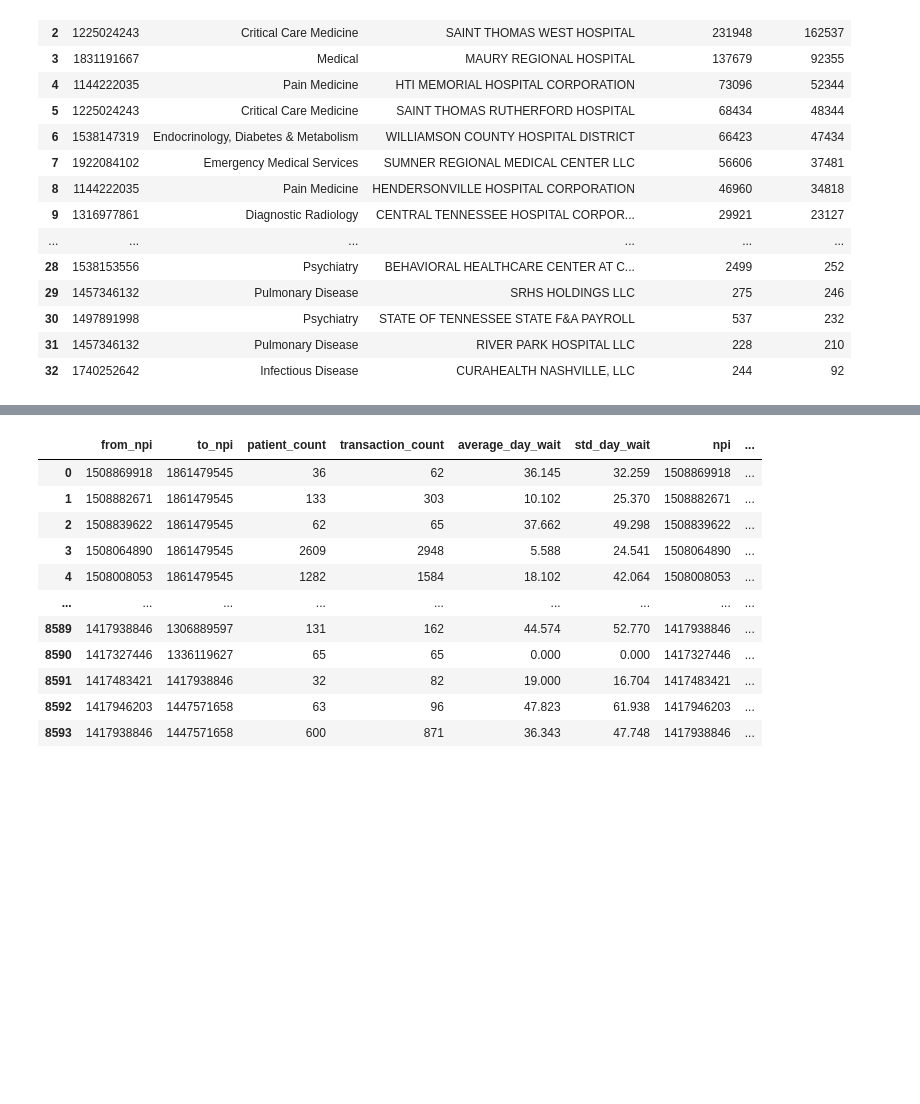
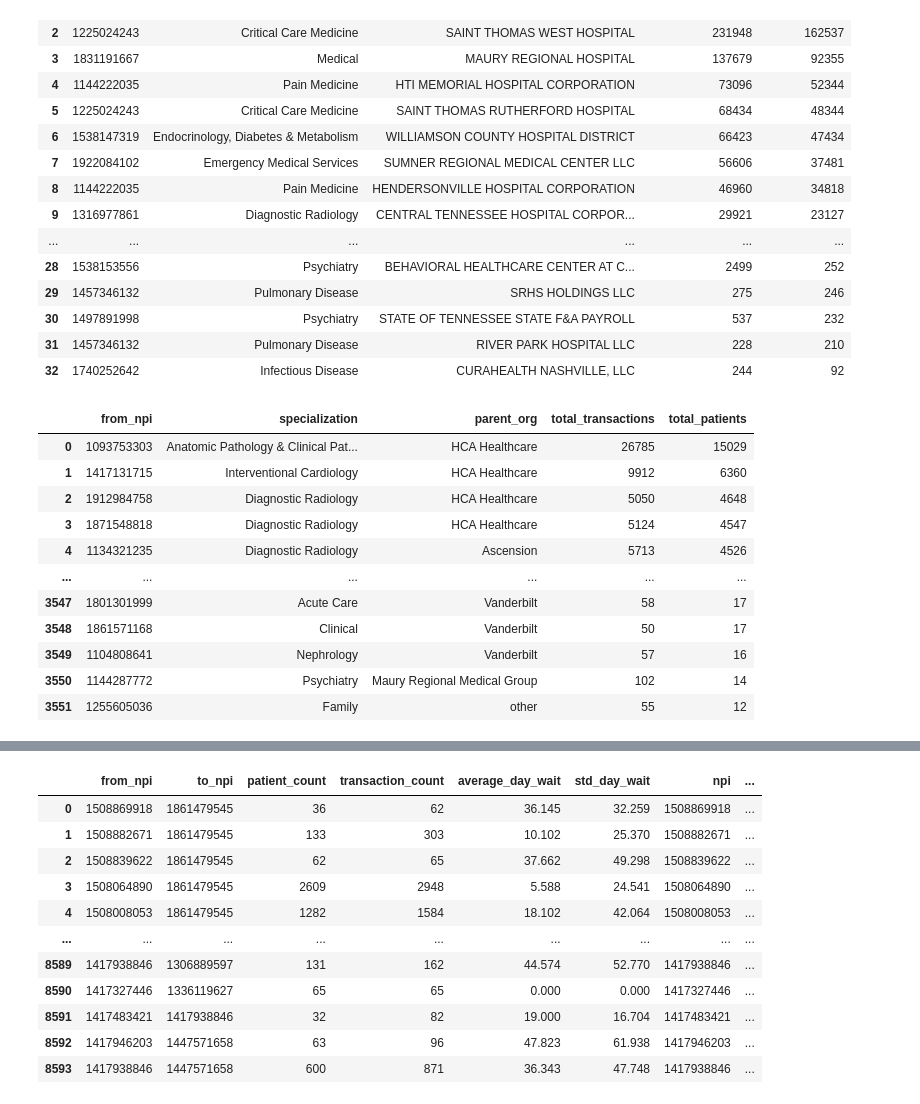
Before and after one commit to nss-data-science-cohort-6/hop_team-the-hindenburgs, a Jupyter notebook: notebooks/hop_team_exploration.ipynb, the cells around one changed output, grey strips where cells are left out. Cells and saved outputs as stored; diff of their text form; code cells hidden in the pictures; blank space fills up the shorter version.

```diff
--- a/notebooks/hop_team_exploration.ipynb
+++ b/notebooks/hop_team_exploration.ipynb
@@ -222,3 +222,92 @@ testing_query
 | 30 | 1497891998 | Psychiatry | STATE OF TENNESSEE STATE F&A PAYROLL | 537 | 232 |
 | 31 | 1457346132 | Pulmonary Disease | RIVER PARK HOSPITAL LLC | 228 | 210 |
 | 32 | 1740252642 | Infectious Disease | CURAHEALTH NASHVILLE, LLC | 244 | 92 |
+# %%
+query = '''
+WITH provider_referrals AS (
+SELECT
+    n1.npi,
+    t1.specialization
+FROM nnpes n1
+INNER JOIN nucc_taxonomy as t1
+ON n1.primary_taxonomy = t1.code
+WHERE n1.entity_type_code = 1
+    AND t1.specialization <> 'None'
+),
+major_hospitals AS (
+SELECT
+    n2.npi,
+    n2.provider_organization_name,
+    CASE
+        WHEN provider_organization_name = 'VANDERBILT UNIVERSITY MEDICAL CENTER'
+            OR provider_organization_name = 'SHELBYVILLE HOSPITAL COMPANY LLC'
+            THEN 'Vanderbilt'
+        WHEN provider_organization_name = 'HCA HEALTH SERVICES OF TENNESSEE, INC.'
+            OR provider_organization_name = 'HTI MEMORIAL HOSPITAL CORPORATION'
+            OR provider_organization_name = 'HENDERSONVILLE HOSPITAL CORPORATION'
+            OR provider_organization_name = 'CENTRAL TENNESSEE HOSPITAL CORPORATION'
+            OR provider_organization_name = 'NORTHCREST MEDICAL CENTER'
+            THEN 'HCA Healthcare'
+        WHEN provider_organization_name = 'SAINT THOMAS WEST HOSPITAL'
+            OR provider_organization_name = 'SAINT THOMAS RUTHERFORD HOSPITAL'
+            OR provider_organization_name = 'SAINT THOMAS RIVER PARK HOSPITAL, LLC'
+            OR provider_organization_name = 'SAINT THOMAS DEKALB HOSPITAL, LLC'
+            OR provider_organization_name = 'SAINT THOMAS STONES RIVER HOSPITAL, LLC'
+            OR provider_organization_name = 'RIVER PARK HOSPITAL LLC'
+            THEN 'Ascension'
+        WHEN provider_organization_name = 'MAURY REGIONAL HOSPITAL'
+            OR provider_organization_name = 'MAURY REGIONAL HOSPITAL MARSHALL MEDICAL CENTER'
+            THEN 'Maury Regional Medical Group'
+        WHEN provider_organization_name = 'WILLIAMSON COUNTY HOSPITAL DISTRICT'
+            THEN 'Williamson Medical Group'
+        WHEN provider_organization_name = 'SUMNER REGIONAL MEDICAL CENTER LLC'
+            OR provider_organization_name = 'RIVERVIEW MEDICAL CENTER LLC'
+            OR provider_organization_name = 'SUMNER REGIONAL HEALTH SYSTEMS, INC'
+            OR provider_organization_name = 'TROUSDALE MEDICAL CENTER LLC'
+            OR provider_organization_name = 'SRHS HOLDINGS LLC'
+            THEN 'High Point Health System'
+        ELSE 'other'
+    END AS parent_org
+FROM nnpes n2
+INNER JOIN nucc_taxonomy as t2
+ON n2.primary_taxonomy = t2.code
+INNER JOIN zip_cbsa as zc
+ON n2.postal_code = zc.zip
+WHERE n2.state = 'TN'
+    AND n2.entity_type_code = 2
+    AND t2.classification LIKE '%Hospital'
+    AND zc.cbsa = 34980
+)
+SELECT
+    pr.npi AS from_npi,
+    pr.specialization,
+    mh.parent_org,
+    SUM(hop.transaction_count) AS total_transactions,
+    SUM(hop.patient_count) AS total_patients
+FROM hop_teaming AS hop
+INNER JOIN provider_referrals pr
+ON hop.from_npi = pr.npi
+INNER JOIN major_hospitals mh
+ON hop.to_npi = mh.npi
+GROUP BY pr.npi, pr.specialization, mh.parent_org
+--GROUP BY mh.parent_org
+ORDER BY total_patients DESC;
+'''
+
+with sqlite3.connect('../data/hop_teaming_database.sqlite') as db:
+    testing_query = pd.read_sql(query, db)
+
+testing_query
+# %% [output]
+|  | from_npi | specialization | parent_org | total_transactions | total_patients |
+| 0 | 1093753303 | Anatomic Pathology & Clinical Pat... | HCA Healthcare | 26785 | 15029 |
+| 1 | 1417131715 | Interventional Cardiology | HCA Healthcare | 9912 | 6360 |
+| 2 | 1912984758 | Diagnostic Radiology | HCA Healthcare | 5050 | 4648 |
+| 3 | 1871548818 | Diagnostic Radiology | HCA Healthcare | 5124 | 4547 |
+| 4 | 1134321235 | Diagnostic Radiology | Ascension | 5713 | 4526 |
+| ... | ... | ... | ... | ... | ... |
+| 3547 | 1801301999 | Acute Care | Vanderbilt | 58 | 17 |
+| 3548 | 1861571168 | Clinical | Vanderbilt | 50 | 17 |
+| 3549 | 1104808641 | Nephrology | Vanderbilt | 57 | 16 |
+| 3550 | 1144287772 | Psychiatry | Maury Regional Medical Group | 102 | 14 |
+| 3551 | 1255605036 | Family | other | 55 | 12 |
```
Also changed, not shown: parts of 1 cell of this notebook.
